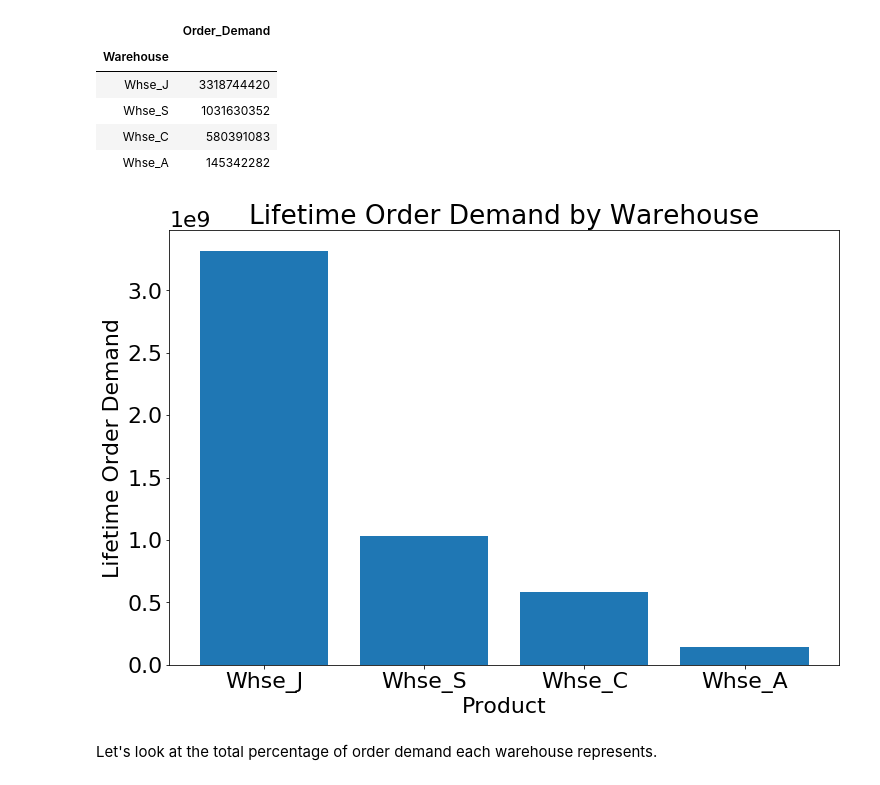
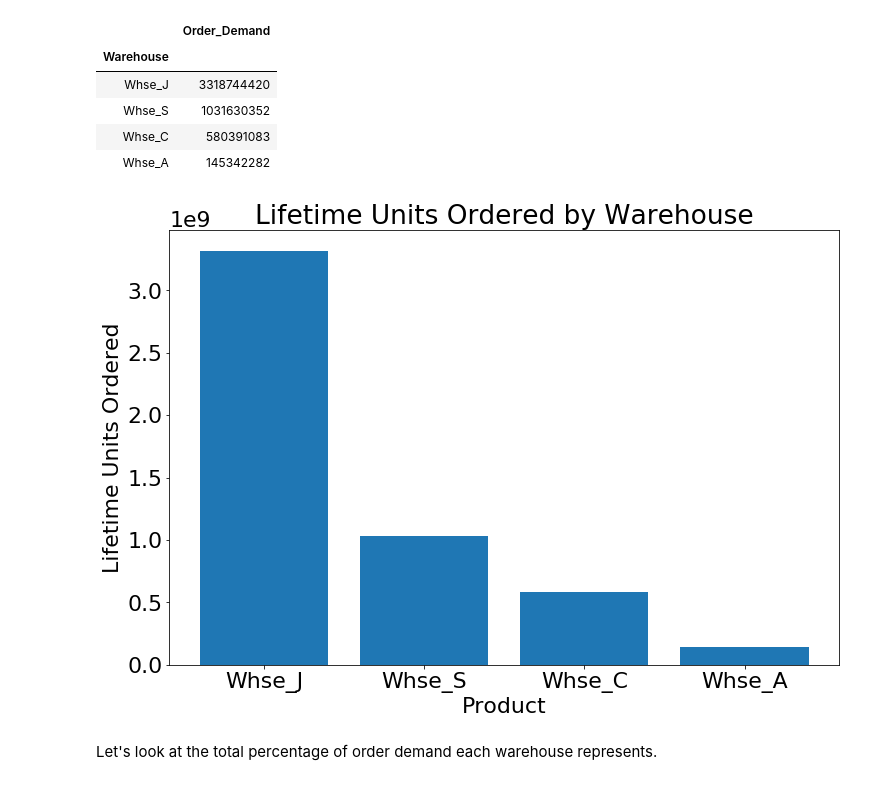
Before and after one commit to JessicaFB/Product-Demand-Forecasting, a Jupyter notebook: Product-Demand-Forecasting.ipynb, the cells around one changed output. Drawn from its saved outputs; the diff is of its cells as text; code cells hidden in the pictures.

```diff
--- a/Product-Demand-Forecasting.ipynb
+++ b/Product-Demand-Forecasting.ipynb
@@ -371,26 +372,26 @@ wh_demand
 # %%
 # x-labels
 labels = wh_demand.index
 # x-values
 products = list(range(0,len(labels)))
 # y-values
 order_demand = wh_demand.Order_Demand
 
 # Plot
 # Set figure
 plt.figure(figsize=(12,8))
 # Prevent extra whitespace
 plt.margins(0.05)
 # Plot
 plt.bar(products, order_demand, align='center')
 # Add labels & rotate 90 degrees
 plt.xticks(products, labels)
-plt.title('Lifetime Order Demand by Warehouse')
-plt.ylabel('Lifetime Order Demand')
+plt.title('Lifetime Units Ordered by Warehouse')
+plt.ylabel('Lifetime Units Ordered')
 plt.xlabel('Product')
 plt.show()
 # %% [output]
-[figure, old version]
+[figure, new version]
 # %% [markdown]
 Let's look at the total percentage of order demand each warehouse represents.
 # %%
```
Also changed, not shown: parts of 40 cells of this notebook.
